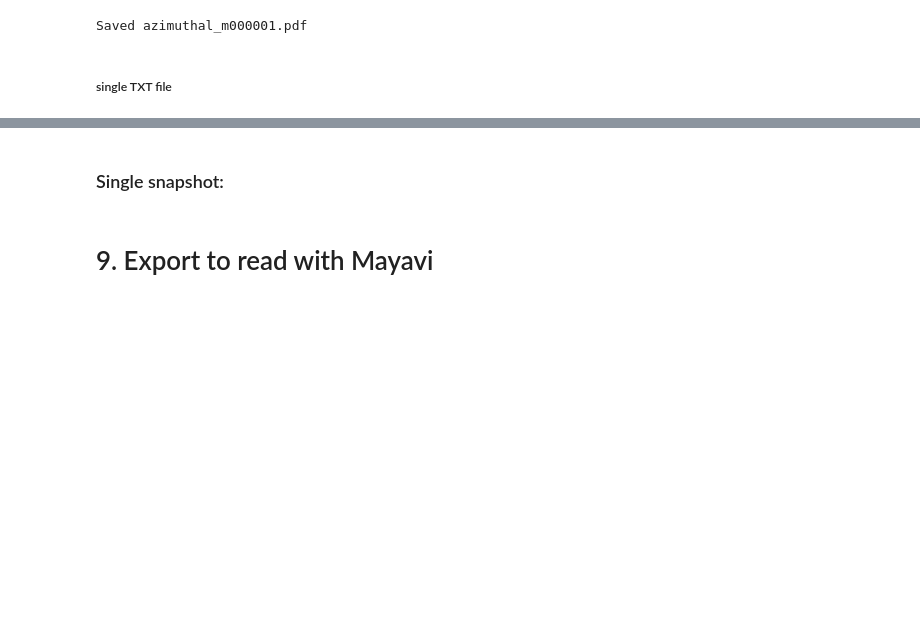
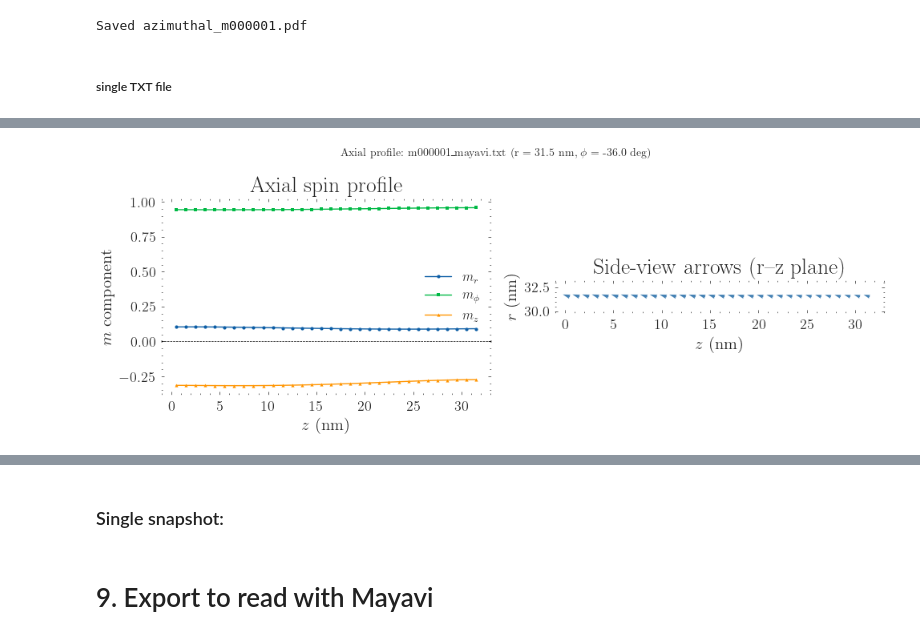
Before and after one commit to itxasoma/mumax3, a Jupyter notebook: nanotube_analysis.ipynb, the cells around one changed output, grey strips where cells are left out. Saved outputs shown, nothing was run; the diff lists cells and outputs as text; code cells hidden in the pictures; blank space fills up the shorter version.

```diff
--- a/nanotube_analysis.ipynb
+++ b/nanotube_analysis.ipynb
@@ -727 +727,98 @@ print(f'Saved {savename}')
 Saved azimuthal_m000001_mayavi.pdf
+# %%
+# ─────────────────────────────────────────────────────────────────────────────
+# Axial spin profile  —  single TXT file
+# columns: x_nm  y_nm  z_nm  mx  my  mz
+# ─────────────────────────────────────────────────────────────────────────────
+
+# --- Point to the file you want to inspect ---
+TXT_FILE = "/Users/itxaso/MASTER-codi/2-TFM/mumax3/setA-Cortes-Ortuno/setA-Hrad-2.out/m000001_mayavi.txt"
+
+# --- Geometry ---
+R_sample  = 27.0   # nm  — radial shell to sample (R_in + R_out) / 2
+PHI_deg   = 0.0    # deg — azimuthal angle of the vertical line to sample
+
+# ── load ──────────────────────────────────────────────────────────────────────
+data = np.loadtxt(TXT_FILE, comments='#')
+x_all, y_all, z_all    = data[:, 0], data[:, 1], data[:, 2]   # nm
+mx_all, my_all, mz_all = data[:, 3], data[:, 4], data[:, 5]
+
+# ── geometry centre ───────────────────────────────────────────────────────────
+cx = (x_all.min() + x_all.max()) / 2
+cy = (y_all.min() + y_all.max()) / 2
+
+# ── select radial shell closest to R_sample ───────────────────────────────────
+r_all    = np.sqrt((x_all - cx)**2 + (y_all - cy)**2)
+r_unique = np.unique(r_all)
+r_ring   = r_unique[np.argmin(np.abs(r_unique - R_sample))]
+mask_r   = np.isclose(r_all, r_ring)
+
+x_sh, y_sh, z_sh     = x_all[mask_r], y_all[mask_r], z_all[mask_r]
+mx_sh, my_sh, mz_sh  = mx_all[mask_r], my_all[mask_r], mz_all[mask_r]
+
+# ── select azimuthal column closest to PHI_deg ────────────────────────────────
+phi_sh    = np.degrees(np.arctan2(y_sh - cy, x_sh - cx))   # -180..180
+phi_unique = np.unique(phi_sh)
+phi_pick  = phi_unique[np.argmin(np.abs(phi_unique - PHI_deg))]
+mask_phi  = np.isclose(phi_sh, phi_pick)
+
+z_col  = z_sh[mask_phi]
+mx_col = mx_sh[mask_phi]
+my_col = my_sh[mask_phi]
+mz_col = mz_sh[mask_phi]
+
+# sort by z
+idx    = np.argsort(z_col)
+z_col  = z_col[idx]
+mx_col, my_col, mz_col = mx_col[idx], my_col[idx], mz_col[idx]
+
+# ── cylindrical decomposition at fixed phi ────────────────────────────────────
+phi_rad = np.radians(phi_pick)
+mr_col   =  mx_col * np.cos(phi_rad) + my_col * np.sin(phi_rad)
+mphi_col = -mx_col * np.sin(phi_rad) + my_col * np.cos(phi_rad)
+
+# ── plot ──────────────────────────────────────────────────────────────────────
+fig, axes = plt.subplots(1, 2, figsize=(10, 3.8))
+
+# --- left panel: component profiles vs z ---
+ax = axes[0]
+ax.plot(z_col, mr_col,   'o-', ms=3, label=r'$m_r$')
+ax.plot(z_col, mphi_col, 's-', ms=3, label=r'$m_\phi$')
+ax.plot(z_col, mz_col,   '^-', ms=3, label=r'$m_z$')
+ax.axhline(0, color='k', lw=0.5, ls='--')
+ax.set_xlabel(r'$z$ (nm)')
+ax.set_ylabel(r'$m$ component')
+ax.set_title('Axial spin profile')
+ax.xaxis.set_minor_locator(AutoMinorLocator())
+ax.yaxis.set_minor_locator(AutoMinorLocator())
+ax.grid(alpha=0.25)
+ax.legend(frameon=False)
+
+# --- right panel: side-view arrows (x-z plane) ---
+ax = axes[1]
+ax.quiver(z_col, np.full_like(z_col, r_ring),
+          mz_col, mr_col,
+          scale=15, color='steelblue')
+ax.set_xlabel(r'$z$ (nm)')
+ax.set_ylabel(r'$r$ (nm)')
+ax.set_title('Side-view arrows (r--z plane)')
+ax.set_aspect('equal')
+ax.xaxis.set_minor_locator(AutoMinorLocator())
+ax.yaxis.set_minor_locator(AutoMinorLocator())
+ax.grid(alpha=0.25)
+
+# ── suptitle & save ───────────────────────────────────────────────────────────
+plt.suptitle(
+    f'Axial profile: {os.path.basename(TXT_FILE)}  '
+    f'(r = {r_ring:.1f} nm,  $\\phi$ = {phi_pick:.1f} deg)',
+    fontsize=10,
+)
+plt.tight_layout()
+
+savename = f'axial_{os.path.splitext(os.path.basename(TXT_FILE))[0]}.pdf'
+plt.savefig(os.path.join(PLOTS_DIR, savename), dpi=150, bbox_inches='tight')
+plt.show()
+plt.close(fig)
+print(f'Saved {savename}')
+# %% [output]
+[figure, added]
```
Also changed, not shown: parts of 6 cells of this notebook, 28 other files.
